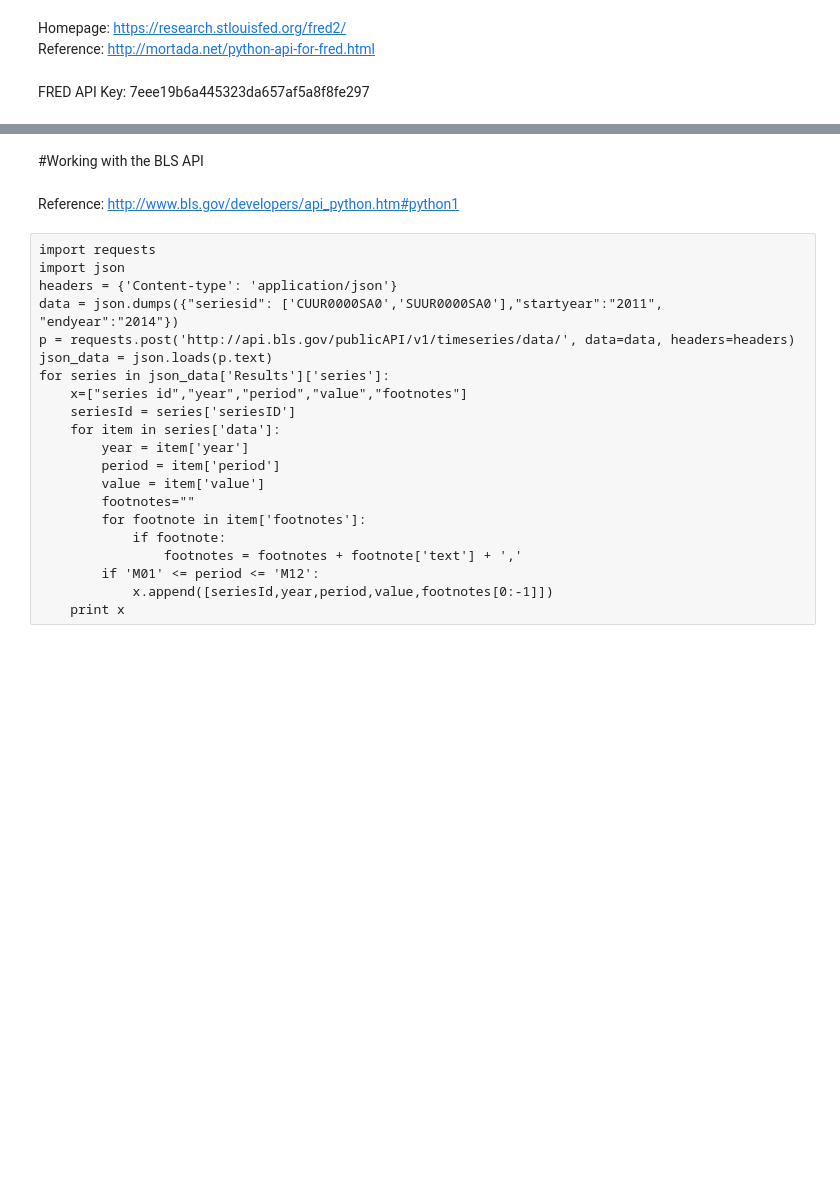
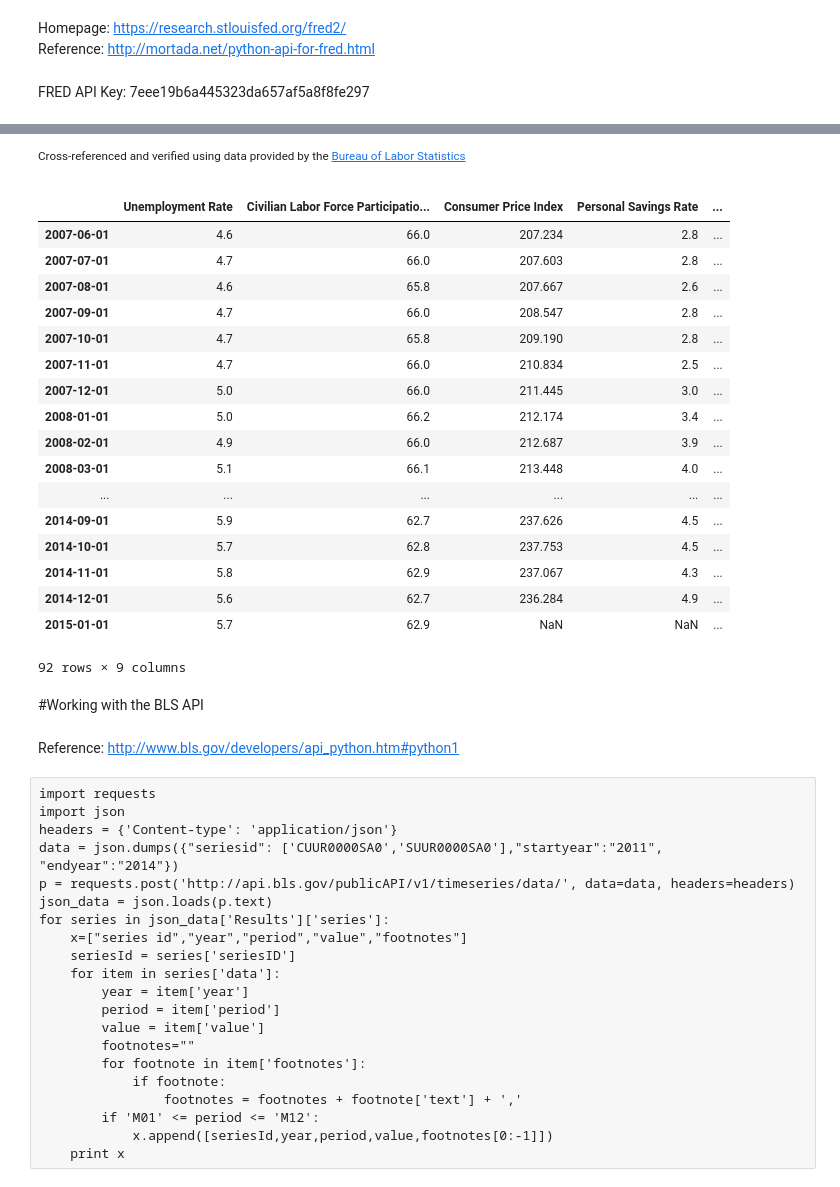
Before and after one commit to c-trl/economic-trends-vs-headline-sentiment-nlp-analysis, a Jupyter notebook: fred-api.ipynb, the cells around one changed output, grey strips where cells are left out. Saved outputs shown, nothing was run; the diff lists cells and outputs as text; code cells hidden in the pictures; blank space fills up the shorter version.

```diff
--- a/fred-api.ipynb
+++ b/fred-api.ipynb
@@ -109,17 +110,31 @@ for var in all_vars:
     df[var] = get(var, oberservation_start='01/01/1995')
 df = df.drop('Federal Funds Rate', axis=1)
 
-df.columns=['Real GDP',
-            'Unemployment Rate',
-            'Civilian Labor Force Participation Rate',
-            'Consumer Price Index',
-            'Personal Savings Rate',
-            'Personal Consumption Expenditure',
-            'Personal Consumption Expenditure Price Index',
-            'M2 Velocity',
-            'S&P 500',
-            'Purchasing Power Parity',
-            'Mortgage Delinquency Rate',
-            'Business Inventory to Sales Ratio',
-            'Economic Public Policy Uncertainty',
-            'Federal Funds Rate']
+df.columns=['Real GDP', #Quarterly
+            'Unemployment Rate',  #Monthly
+            'Civilian Labor Force Participation Rate',  #Monthly
+            'Consumer Price Index',  #Monthly
+            'Personal Savings Rate',  #Monthly
+            'Personal Consumption Expenditure',  #Monthly
+            'Personal Consumption Expenditure Price Index',  #Monthly
+            'M2 Velocity',  #Quarterly
+            'S&P 500',  #INSUFFICIENT DATA
+            'Purchasing Power Parity',  #Yearly
+            'Mortgage Delinquency Rate',  #Quarterly
+            'Business Inventory to Sales Ratio',  #Monthly
+            'Economic Public Policy Uncertainty',  #Monthly
+            'Federal Funds Rate']  #Monthly
+
+df_monthly = df[['Unemployment Rate',
+                 'Civilian Labor Force Participation Rate',
+                 'Consumer Price Index',
+                 'Personal Savings Rate',
+                 'Personal Consumption Expenditure',
+                 'Personal Consumption Expenditure Price Index',
+                 'Business Inventory to Sales Ratio',
+                 'Economic Public Policy Uncertainty',
+                 'Federal Funds Rate']]
+
+df_quarterly = df[['Real GDP',
+                   'M2 Velocity',
+                   'Mortgage Delinquency Rate']]
@@ -147,3 +174,26 @@ df
+# %% [markdown]
+<sup>Cross-referenced and verified using data provided by the [Bureau of Labor Statistics](http://data.bls.gov/timeseries/LNS11300000)</sup>
+# %%
+df_monthly[149:]
+# %% [output]
+|  | Unemployment Rate | Civilian Labor Force Participatio... | Consumer Price Index | Personal Savings Rate | ... |
+| 2007-06-01 | 4.6 | 66.0 | 207.234 | 2.8 | ... |
+| 2007-07-01 | 4.7 | 66.0 | 207.603 | 2.8 | ... |
+| 2007-08-01 | 4.6 | 65.8 | 207.667 | 2.6 | ... |
+| 2007-09-01 | 4.7 | 66.0 | 208.547 | 2.8 | ... |
+| 2007-10-01 | 4.7 | 65.8 | 209.190 | 2.8 | ... |
+| 2007-11-01 | 4.7 | 66.0 | 210.834 | 2.5 | ... |
+| 2007-12-01 | 5.0 | 66.0 | 211.445 | 3.0 | ... |
+| 2008-01-01 | 5.0 | 66.2 | 212.174 | 3.4 | ... |
+| 2008-02-01 | 4.9 | 66.0 | 212.687 | 3.9 | ... |
+| 2008-03-01 | 5.1 | 66.1 | 213.448 | 4.0 | ... |
+| ... | ... | ... | ... | ... | ... |
+| 2014-09-01 | 5.9 | 62.7 | 237.626 | 4.5 | ... |
+| 2014-10-01 | 5.7 | 62.8 | 237.753 | 4.5 | ... |
+| 2014-11-01 | 5.8 | 62.9 | 237.067 | 4.3 | ... |
+| 2014-12-01 | 5.6 | 62.7 | 236.284 | 4.9 | ... |
+| 2015-01-01 | 5.7 | 62.9 | NaN | NaN | ... |
+92 rows × 9 columns
 # %% [markdown]
 #Working with the BLS API
 # %% [markdown]
```
Also changed, not shown: parts of 11 cells of this notebook.
